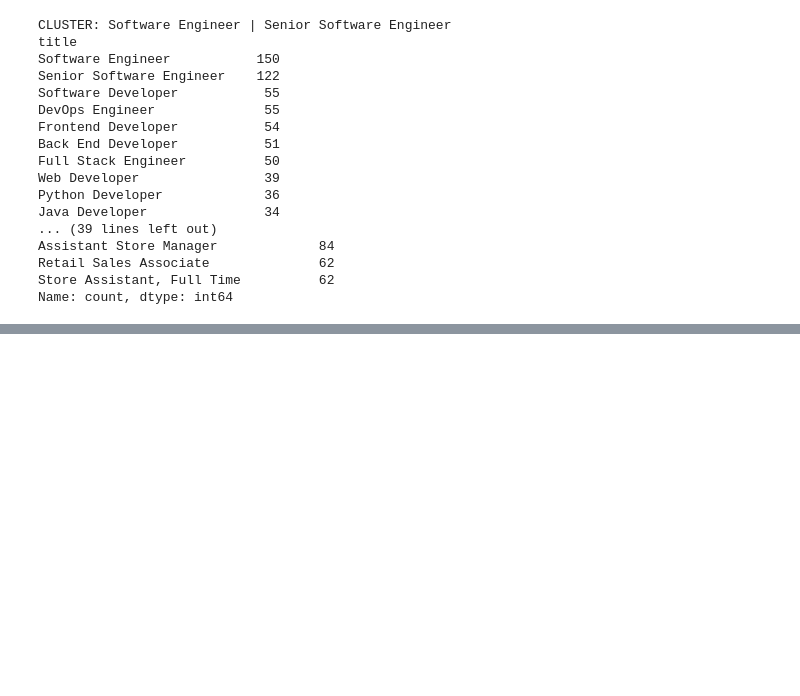
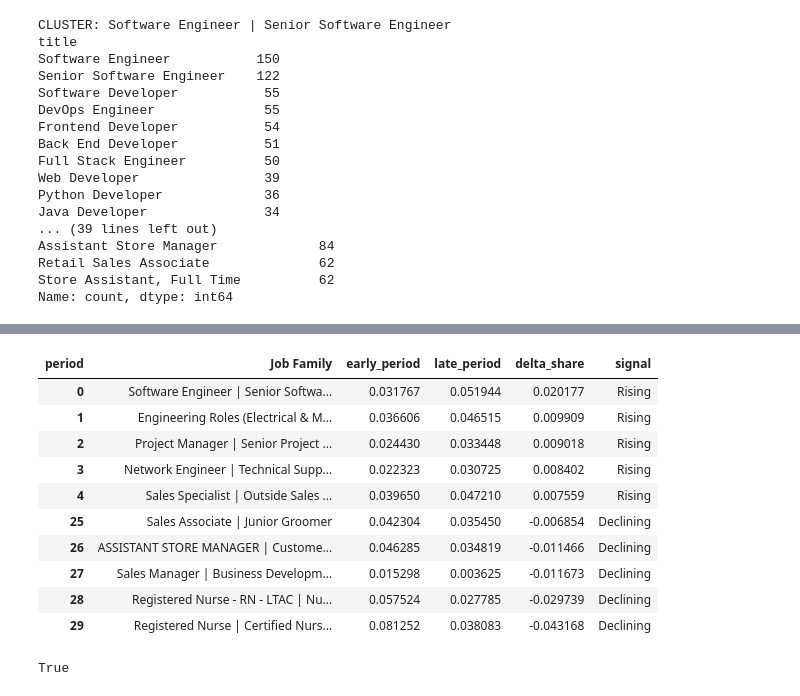
Before and after one commit to teodorobevilacqua/job-market-signal-monitor, a Jupyter notebook: notebooks/03_clustering.ipynb, the cells around one changed output, grey strips where cells are left out. Cells and saved outputs as stored; diff of their text form; code cells hidden in the pictures; blank space fills up the shorter version.

```diff
--- a/notebooks/03_clustering.ipynb
+++ b/notebooks/03_clustering.ipynb
@@ -406,0 +595,19 @@ Name: count, dtype: int64
+# %%
+signal_summary = pd.concat([
+    signal_table.head(5).assign(signal="Rising"),
+    signal_table.tail(5).assign(signal="Declining")
+])
+
+signal_summary
+# %% [output]
+| period | Job Family | early_period | late_period | delta_share | signal |
+| 0 | Software Engineer | Senior Softwa... | 0.031767 | 0.051944 | 0.020177 | Rising |
+| 1 | Engineering Roles (Electrical & M... | 0.036606 | 0.046515 | 0.009909 | Rising |
+| 2 | Project Manager | Senior Project ... | 0.024430 | 0.033448 | 0.009018 | Rising |
+| 3 | Network Engineer | Technical Supp... | 0.022323 | 0.030725 | 0.008402 | Rising |
+| 4 | Sales Specialist | Outside Sales ... | 0.039650 | 0.047210 | 0.007559 | Rising |
+| 25 | Sales Associate | Junior Groomer | 0.042304 | 0.035450 | -0.006854 | Declining |
+| 26 | ASSISTANT STORE MANAGER | Custome... | 0.046285 | 0.034819 | -0.011466 | Declining |
+| 27 | Sales Manager | Business Developm... | 0.015298 | 0.003625 | -0.011673 | Declining |
+| 28 | Registered Nurse - RN - LTAC | Nu... | 0.057524 | 0.027785 | -0.029739 | Declining |
+| 29 | Registered Nurse | Certified Nurs... | 0.081252 | 0.038083 | -0.043168 | Declining |
@@ -406,0 +622,4 @@ Name: count, dtype: int64
+# %%
+(DOCS_DIR / "top_rising_declining_clusters.csv").exists()
+# %% [output]
+True
```
Also changed, not shown: parts of 19 cells of this notebook, 3 other files.
